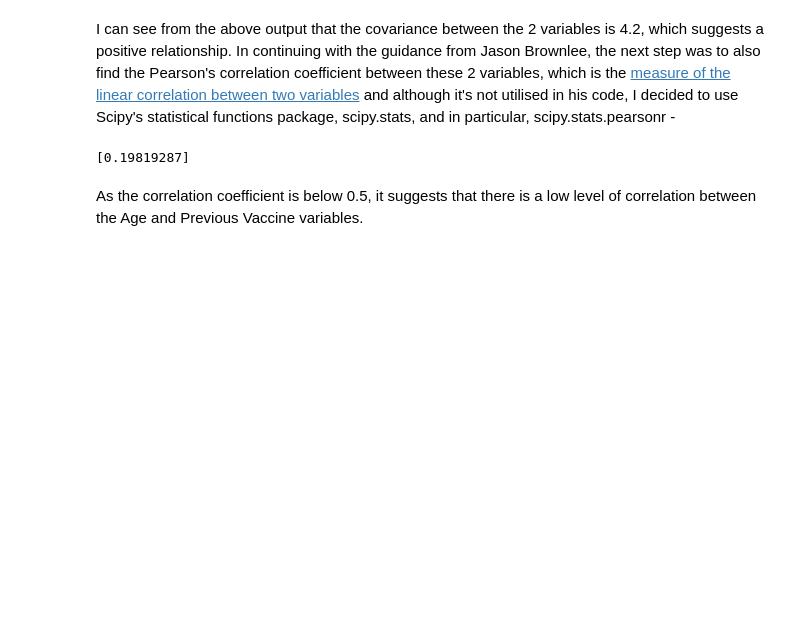
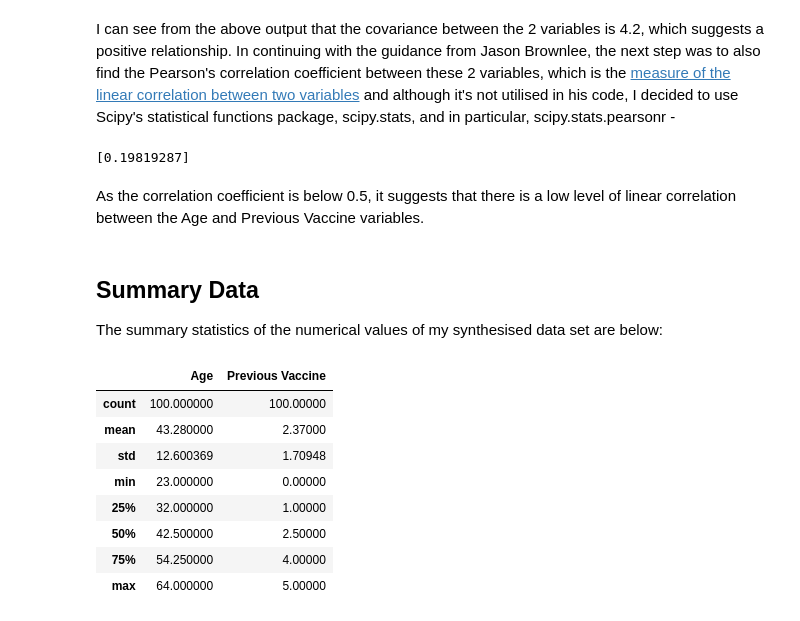
Before and after one commit to AideenByrne/ProgDAproject, a Jupyter notebook: Programming for Data Analysis Project.ipynb, the cells around one changed output. Cells and saved outputs as stored; diff of their text form; code cells hidden in the pictures; blank space fills up the shorter version.

```diff
--- a/Programming for Data Analysis Project.ipynb
+++ b/Programming for Data Analysis Project.ipynb
@@ -123,4 +129,19 @@ print (r_row)
 # %% [output]
 [0.19819287]
 # %% [markdown]
-As the correlation coefficient is below 0.5, it suggests that there is a low level of correlation between the Age and Previous Vaccine variables.
+As the correlation coefficient is below 0.5, it suggests that there is a low level of linear correlation between the Age and Previous Vaccine variables.
+# %% [markdown]
+## Summary Data
+The summary statistics of the numerical values of my synthesised data set are below:
+# %%
+merged_df.describe()#prints summary statistics of Age and Previous Vaccine data
+# %% [output]
+|  | Age | Previous Vaccine |
+| count | 100.000000 | 100.00000 |
+| mean | 43.280000 | 2.37000 |
+| std | 12.600369 | 1.70948 |
+| min | 23.000000 | 0.00000 |
+| 25% | 32.000000 | 1.00000 |
+| 50% | 42.500000 | 2.50000 |
+| 75% | 54.250000 | 4.00000 |
+| max | 64.000000 | 5.00000 |
```
Also changed, not shown: parts of 9 cells of this notebook.
